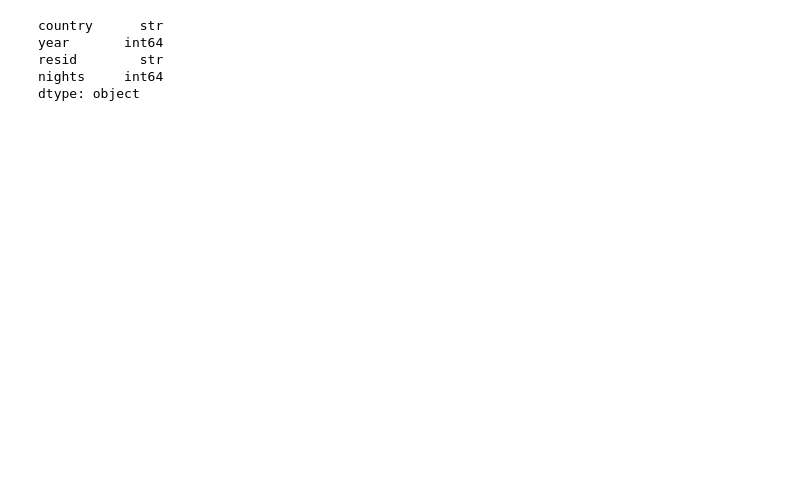
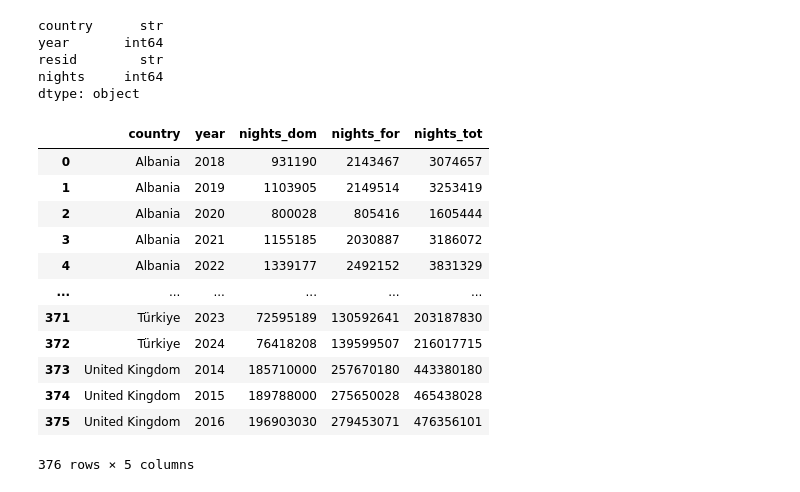
Before and after one commit to RuggeroF/project_work, a Jupyter notebook: code/pw1.ipynb, the cells around one changed output. Drawn from its saved outputs; the diff is of its cells as text; code cells hidden in the pictures; blank space fills up the shorter version.

```diff
--- a/code/pw1.ipynb
+++ b/code/pw1.ipynb
@@ -293,0 +256,19 @@ print(nights_wide.isna().sum())
+# %%
+# Rimuove il nome "resid" sopra le colonne
+nights_wide.columns.name = None
+
+nights_wide
+# %% [output]
+|  | country | year | nights_dom | nights_for | nights_tot |
+| 0 | Albania | 2018 | 931190 | 2143467 | 3074657 |
+| 1 | Albania | 2019 | 1103905 | 2149514 | 3253419 |
+| 2 | Albania | 2020 | 800028 | 805416 | 1605444 |
+| 3 | Albania | 2021 | 1155185 | 2030887 | 3186072 |
+| 4 | Albania | 2022 | 1339177 | 2492152 | 3831329 |
+| ... | ... | ... | ... | ... | ... |
+| 371 | Türkiye | 2023 | 72595189 | 130592641 | 203187830 |
+| 372 | Türkiye | 2024 | 76418208 | 139599507 | 216017715 |
+| 373 | United Kingdom | 2014 | 185710000 | 257670180 | 443380180 |
+| 374 | United Kingdom | 2015 | 189788000 | 275650028 | 465438028 |
+| 375 | United Kingdom | 2016 | 196903030 | 279453071 | 476356101 |
+376 rows × 5 columns
```
Also changed, not shown: parts of 18 cells of this notebook, 2 other files.
